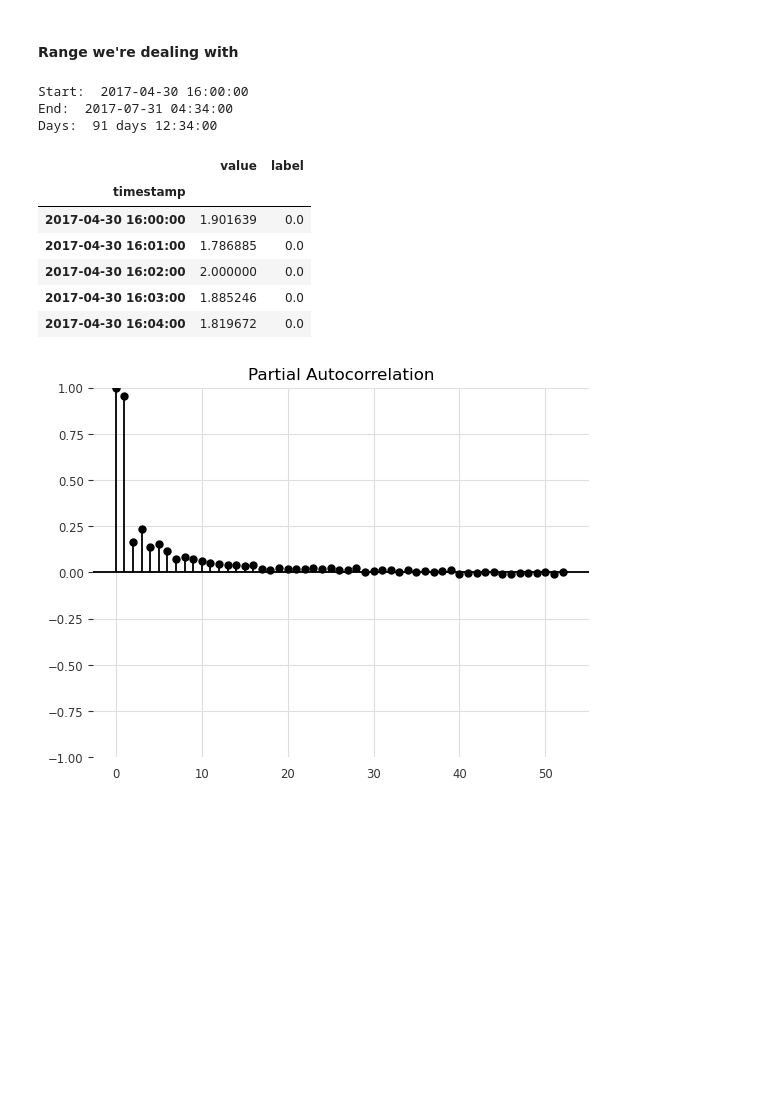
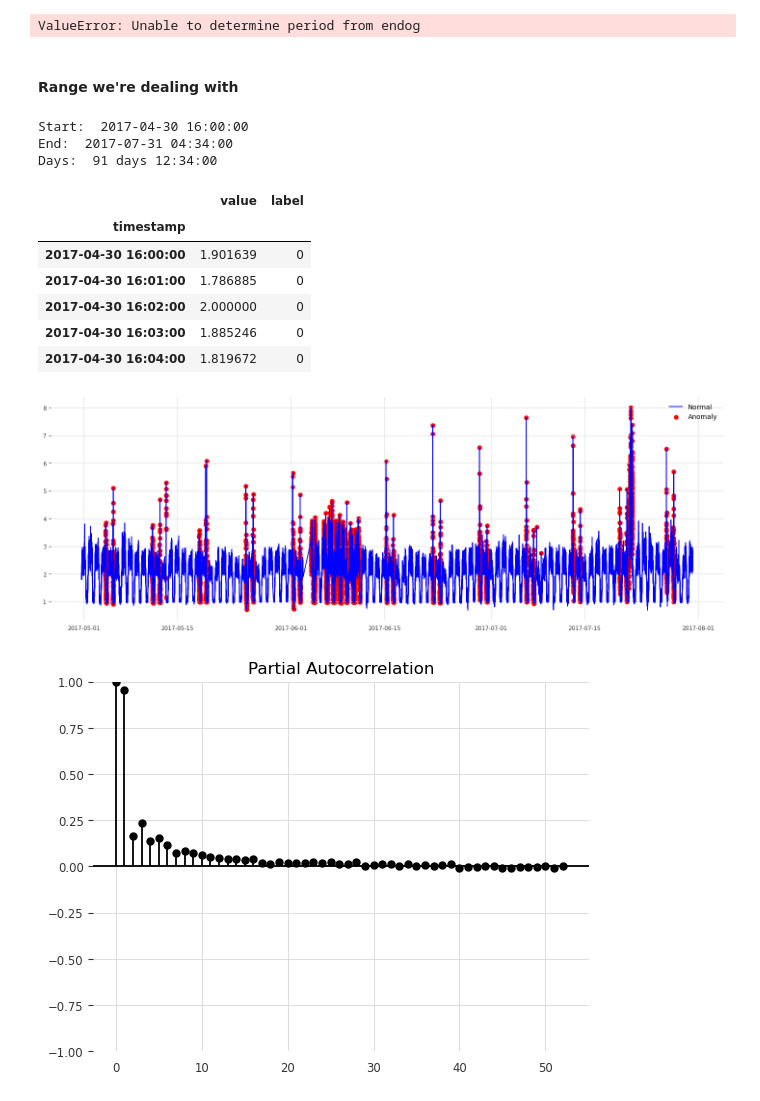
Before and after one commit to m3madadi/datadays, a Jupyter notebook: eda.ipynb, the cells around one changed output. Saved outputs shown, nothing was run; the diff lists cells and outputs as text; code cells hidden in the pictures; blank space fills up the shorter version.

```diff
--- a/eda.ipynb
+++ b/eda.ipynb
@@ -53,5 +53,7 @@ AssertionError: Pieces mismatches: [{680, 681}, {696, 695}, {708, 709}, {714, 71
 df = pd.read_csv('data/0.csv')
 df['timestamp'] = pd.to_datetime(df['timestamp'], unit='s')
 df = df.set_index('timestamp')
-df = df.asfreq(freq='T')
+# df = df.asfreq(freq='T')
+# df = df.interpolate()
+df['label'] = df.label.astype(int)
 # %%
@@ -60,21 +61,36 @@ tmp_df = df.interpolate()
+# %%
+decompose = STL(df_hourly['value']).fit()
+decompose.plot()
+plt.show()
+# %% [output]
+ValueError: Unable to determine period from endog
 # %% [markdown]
 #### Range we're dealing with
 # %%
-print('Start: ',tmp_df.index.min())
-print('End: ',tmp_df.index.max())
-print('Days: ',(tmp_df.index.max() - tmp_df.index.min()))
-tmp_df.head()
+print('Start: ',df.index.min())
+print('End: ',df.index.max())
+print('Days: ',(df.index.max() - df.index.min()))
+df.head()
 # %% [output]
 Start:  2017-04-30 16:00:00
 End:  2017-07-31 04:34:00
 Days:  91 days 12:34:00
 |  | value | label |
 | timestamp |  |  |
-| 2017-04-30 16:00:00 | 1.901639 | 0.0 |
-| 2017-04-30 16:01:00 | 1.786885 | 0.0 |
-| 2017-04-30 16:02:00 | 2.000000 | 0.0 |
-| 2017-04-30 16:03:00 | 1.885246 | 0.0 |
-| 2017-04-30 16:04:00 | 1.819672 | 0.0 |
+| 2017-04-30 16:00:00 | 1.901639 | 0 |
+| 2017-04-30 16:01:00 | 1.786885 | 0 |
+| 2017-04-30 16:02:00 | 2.000000 | 0 |
+| 2017-04-30 16:03:00 | 1.885246 | 0 |
+| 2017-04-30 16:04:00 | 1.819672 | 0 |
+# %%
+fig, ax = plt.subplots(figsize=(18,6))
+outlier_points = df.loc[df['label'] == 1] #anomaly
+ax.plot(df.index, df['value'], color='blue', label = 'Normal')
+ax.scatter(outlier_points.index, outlier_points['value'], color='red', label = 'Anomaly')
+plt.legend()
+plt.show()
+# %% [output]
+[figure, added]
 # %%
 sm.graphics.tsa.plot_acf(tmp_df['value'], lags=1000)
 sm.graphics.tsa.plot_pacf(tmp_df['value'])
```
Also changed, not shown: parts of 2 cells of this notebook, 4 other files.
